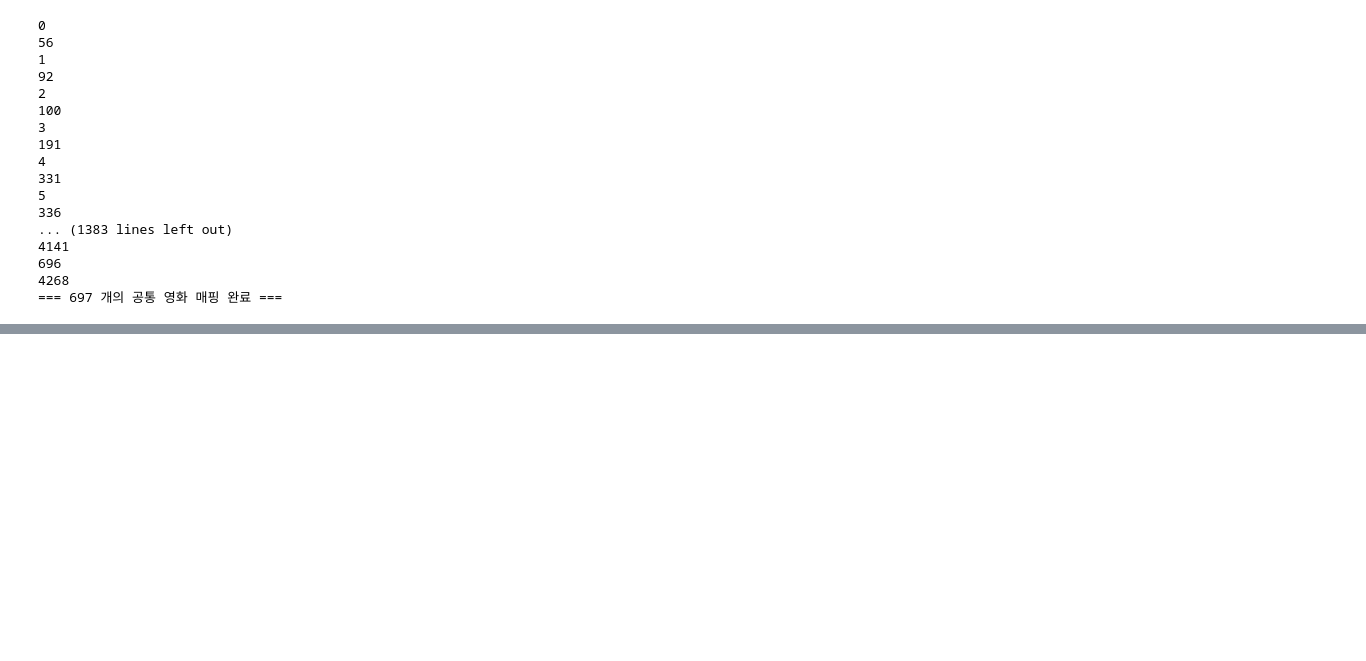
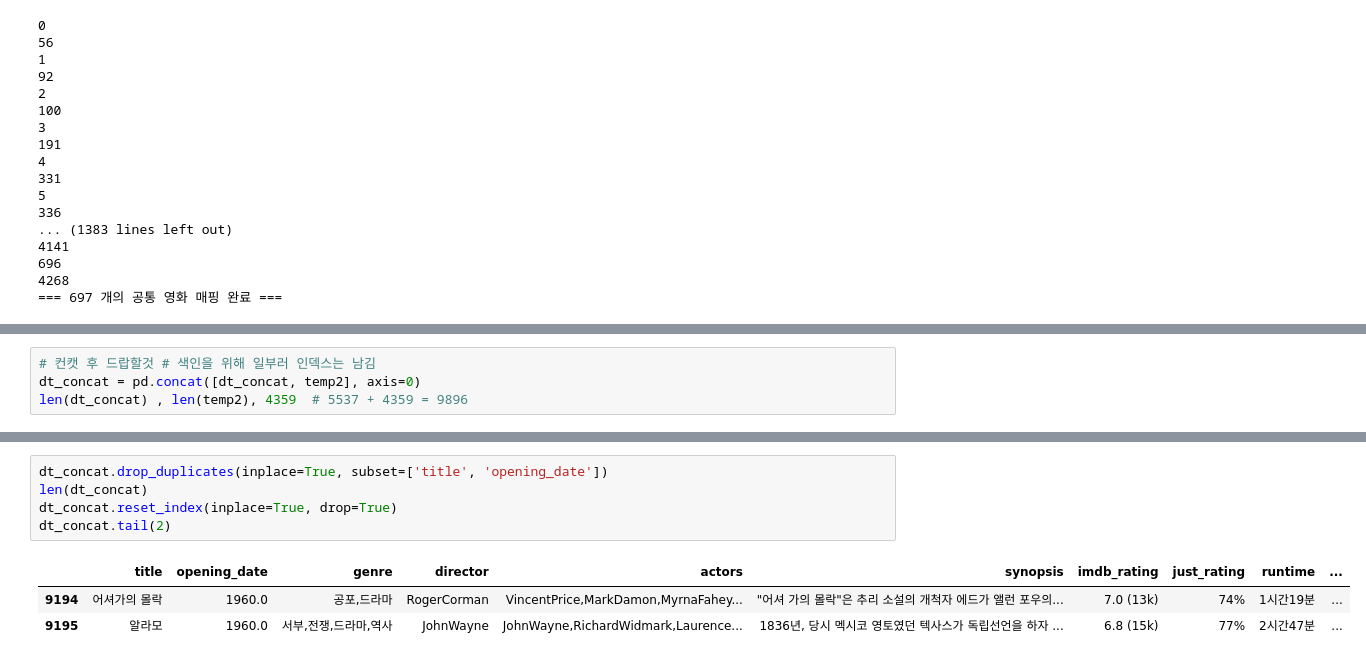
Before and after one commit to 0jipy/project_JI, a Jupyter notebook: 0.Model/데이터전처리0329.ipynb, the cells around one changed output, grey strips where cells are left out. Saved outputs shown, nothing was run; the diff lists cells and outputs as text; blank space fills up the shorter version.

```diff
--- a/0.Model/데이터전처리0329.ipynb
+++ b/0.Model/데이터전처리0329.ipynb
@@ -171,0 +177,4 @@ See the caveats in the documentation: https://pandas.pydata.org/pandas-docs/stab
+# %%
+# 컨캣 후 드랍할것 # 색인을 위해 일부러 인덱스는 남김
+dt_concat = pd.concat([dt_concat, temp2], axis=0)
+len(dt_concat) , len(temp2), 4359  # 5537 + 4359 = 9896
@@ -171,0 +198,9 @@ See the caveats in the documentation: https://pandas.pydata.org/pandas-docs/stab
+# %%
+dt_concat.drop_duplicates(inplace=True, subset=['title', 'opening_date'])
+len(dt_concat)
+dt_concat.reset_index(inplace=True, drop=True)
+dt_concat.tail(2)
+# %% [output]
+|  | title | opening_date | genre | director | actors | synopsis | imdb_rating | just_rating | runtime | ... |
+| 9194 | 어셔가의 몰락 | 1960.0 | 공포,드라마 | RogerCorman | VincentPrice,MarkDamon,MyrnaFahey... | "어셔 가의 몰락"은 추리 소설의 개척자 에드가 앨런 포우의... | 7.0 (13k) | 74% | 1시간19분 | ... |
+| 9195 | 알라모 | 1960.0 | 서부,전쟁,드라마,역사 | JohnWayne | JohnWayne,RichardWidmark,Laurence... | 1836년, 당시 멕시코 영토였던 텍사스가 독립선언을 하자 ... | 6.8 (15k) | 77% | 2시간47분 | ... |
```
Also changed, not shown: parts of 32 cells of this notebook, 4 other files.
